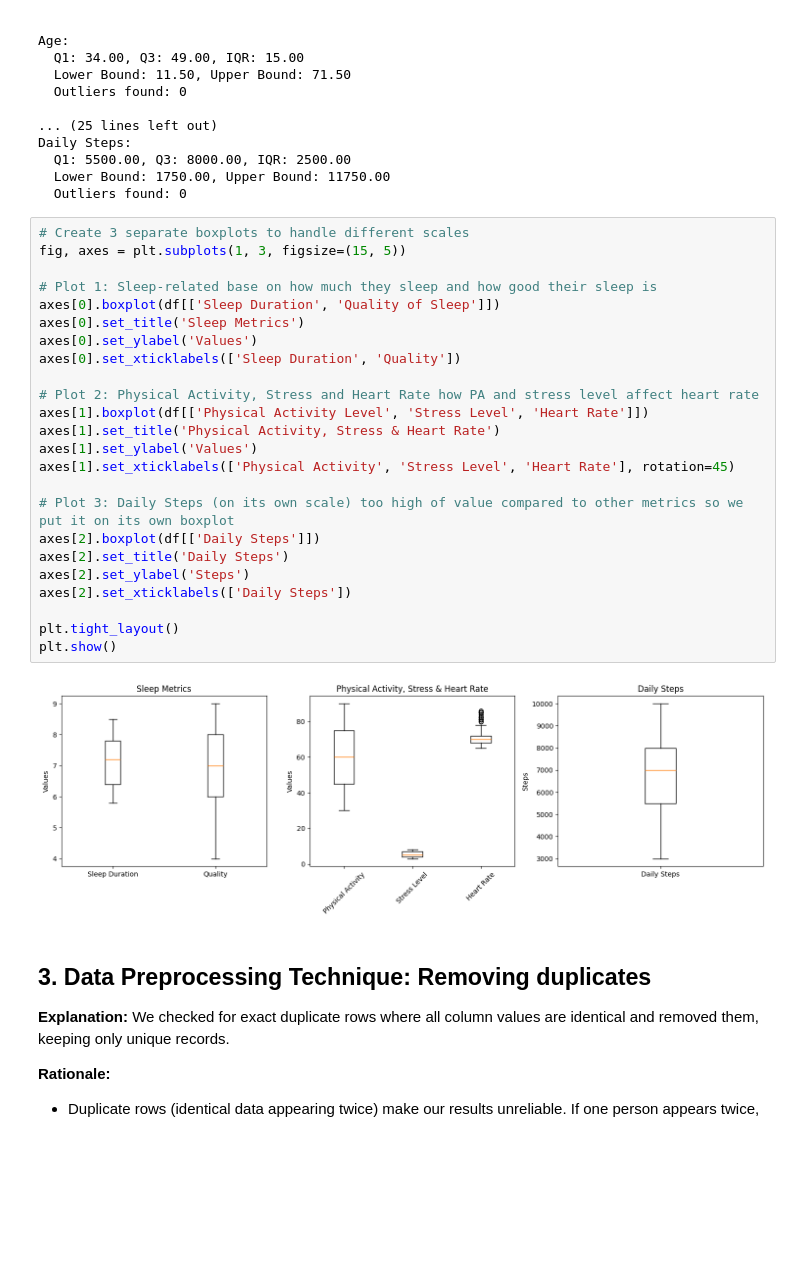
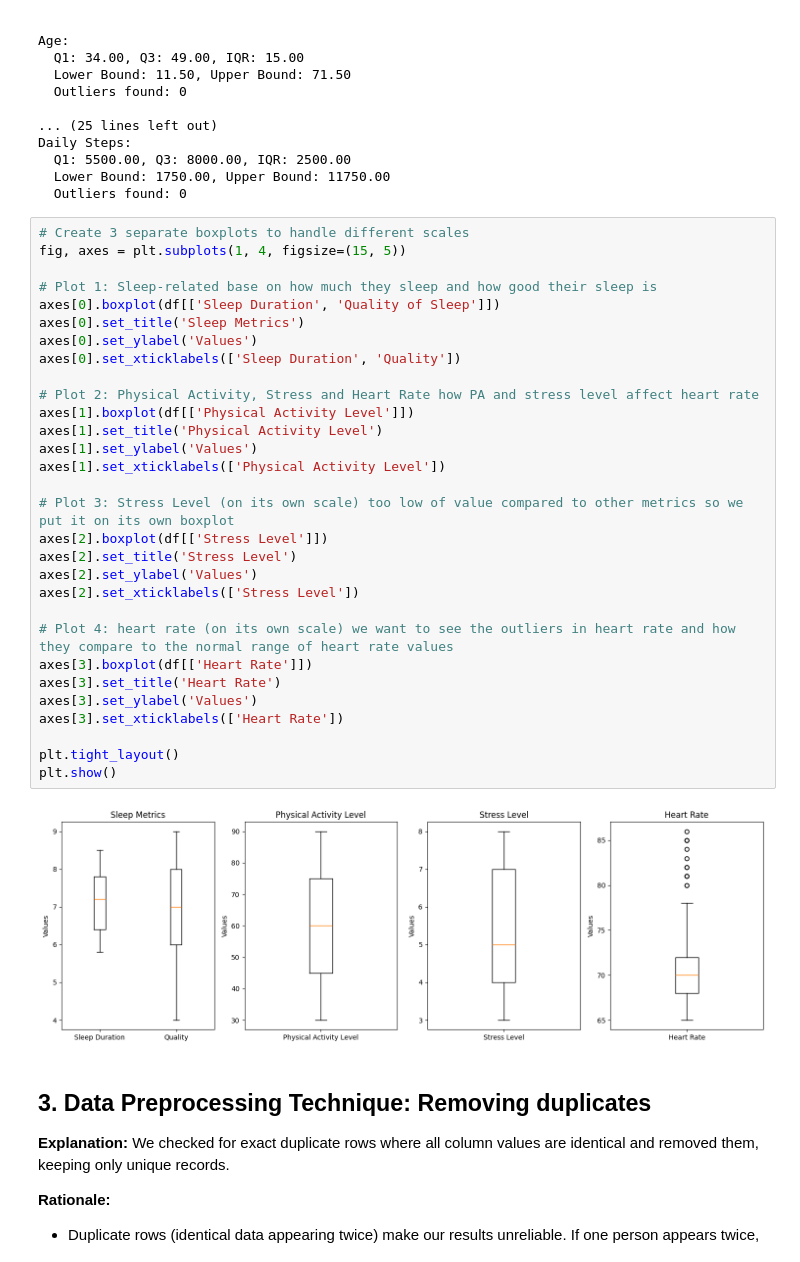
Before and after one commit to Kucheing/FirstOpeningZomato, a Jupyter notebook: ASGZD-1201/asg-Lab1.ipynb, the cells around one changed output. Drawn from its saved outputs; the diff is of its cells as text; blank space fills up the shorter version.

Commit message:
updated boxplot for submission

```diff
--- a/ASGZD-1201/asg-Lab1.ipynb
+++ b/ASGZD-1201/asg-Lab1.ipynb
@@ -194,30 +194,36 @@ Daily Steps:
   Outliers found: 0
 # %%
 # Create 3 separate boxplots to handle different scales
-fig, axes = plt.subplots(1, 3, figsize=(15, 5))
+fig, axes = plt.subplots(1, 4, figsize=(15, 5))
 
 # Plot 1: Sleep-related base on how much they sleep and how good their sleep is
 axes[0].boxplot(df[['Sleep Duration', 'Quality of Sleep']])
 axes[0].set_title('Sleep Metrics')
 axes[0].set_ylabel('Values')
 axes[0].set_xticklabels(['Sleep Duration', 'Quality'])
 
 # Plot 2: Physical Activity, Stress and Heart Rate how PA and stress level affect heart rate
-axes[1].boxplot(df[['Physical Activity Level', 'Stress Level', 'Heart Rate']])
-axes[1].set_title('Physical Activity, Stress & Heart Rate')
+axes[1].boxplot(df[['Physical Activity Level']])
+axes[1].set_title('Physical Activity Level')
 axes[1].set_ylabel('Values')
-axes[1].set_xticklabels(['Physical Activity', 'Stress Level', 'Heart Rate'], rotation=45)
+axes[1].set_xticklabels(['Physical Activity Level'])
 
-# Plot 3: Daily Steps (on its own scale) too high of value compared to other metrics so we put it on its own boxplot
-axes[2].boxplot(df[['Daily Steps']])
-axes[2].set_title('Daily Steps')
-axes[2].set_ylabel('Steps')
-axes[2].set_xticklabels(['Daily Steps'])
+# Plot 3: Stress Level (on its own scale) too low of value compared to other metrics so we put it on its own boxplot
+axes[2].boxplot(df[['Stress Level']])
+axes[2].set_title('Stress Level')
+axes[2].set_ylabel('Values')
+axes[2].set_xticklabels(['Stress Level'])
+
+# Plot 4: heart rate (on its own scale) we want to see the outliers in heart rate and how they compare to the normal range of heart rate values
+axes[3].boxplot(df[['Heart Rate']])
+axes[3].set_title('Heart Rate')
+axes[3].set_ylabel('Values')
+axes[3].set_xticklabels(['Heart Rate'])
 
 plt.tight_layout()
 plt.show()
 # %% [output]
-[figure, old version]
+[figure, new version]
 # %% [markdown]
 ## 3. Data Preprocessing Technique: Removing duplicates
 
```
Also changed, not shown: parts of 2 cells of this notebook.
